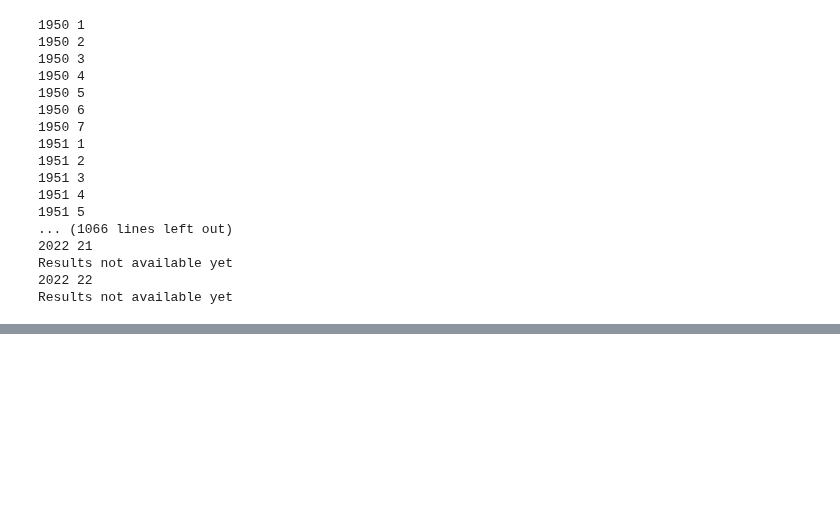
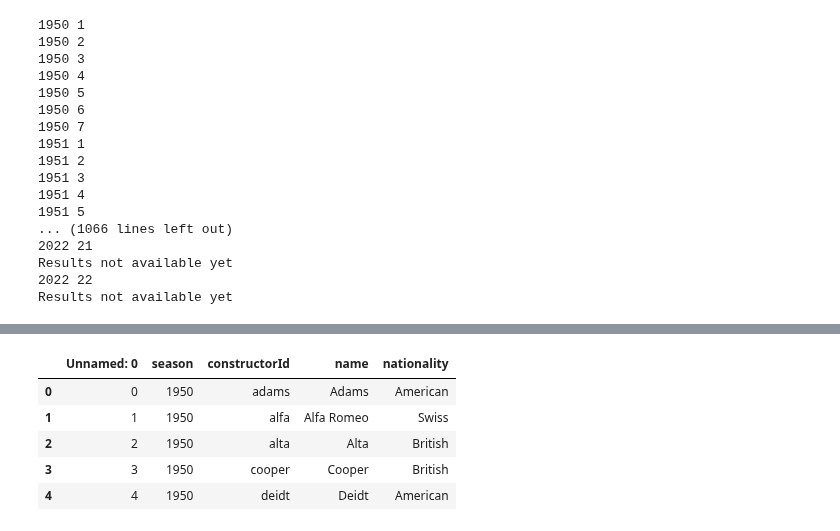
Before and after one commit to parthu007/Formula_One, a Jupyter notebook: Data Collection/Data Collection.ipynb, the cells around one changed output, grey strips where cells are left out. Saved outputs shown, nothing was run; the diff lists cells and outputs as text; code cells hidden in the pictures; blank space fills up the shorter version.

```diff
--- a/Data Collection/Data Collection.ipynb
+++ b/Data Collection/Data Collection.ipynb
@@ -204,0 +626,9 @@ results_df.to_csv('raceResults.csv')
+# %%
+pd.read_csv('constructorInfo.csv').head()
+# %% [output]
+|  | Unnamed: 0 | season | constructorId | name | nationality |
+| 0 | 0 | 1950 | adams | Adams | American |
+| 1 | 1 | 1950 | alfa | Alfa Romeo | Swiss |
+| 2 | 2 | 1950 | alta | Alta | British |
+| 3 | 3 | 1950 | cooper | Cooper | British |
+| 4 | 4 | 1950 | deidt | Deidt | American |
```
Also changed, not shown: parts of 26 cells of this notebook, 8 other files.
